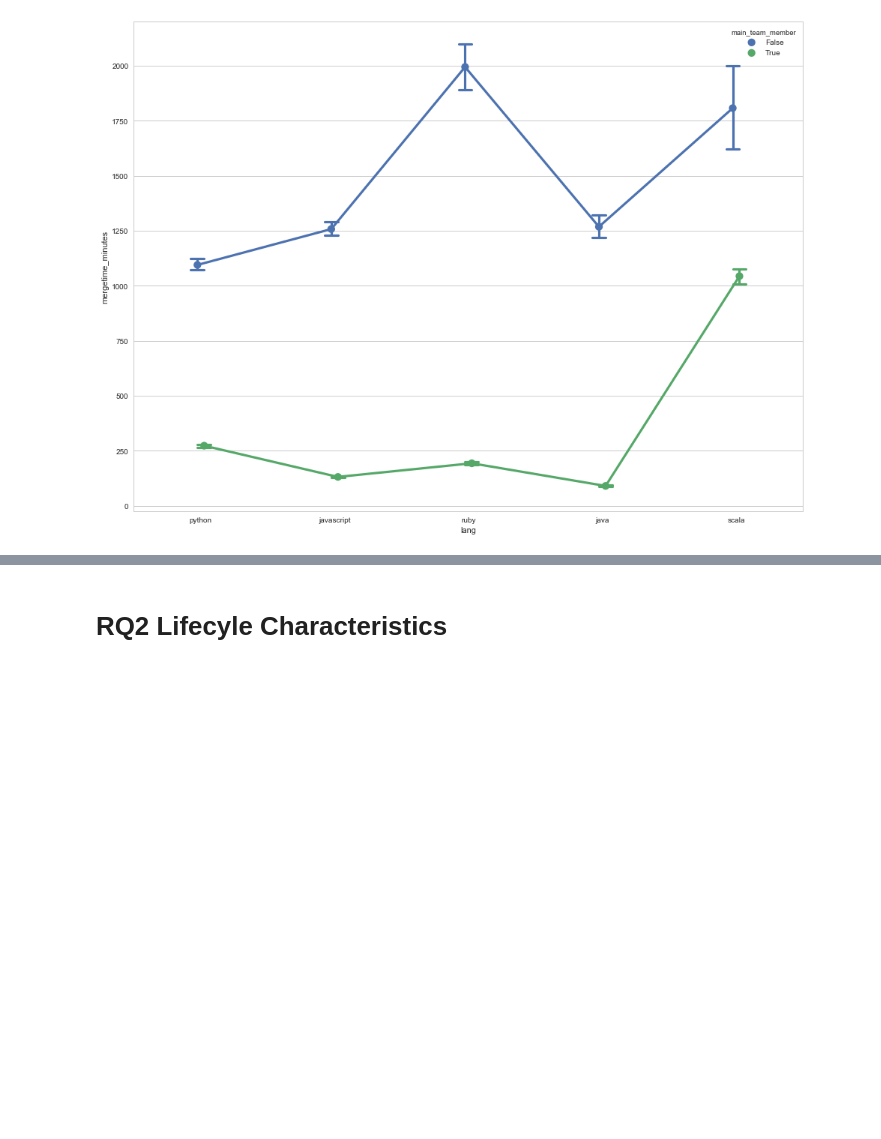
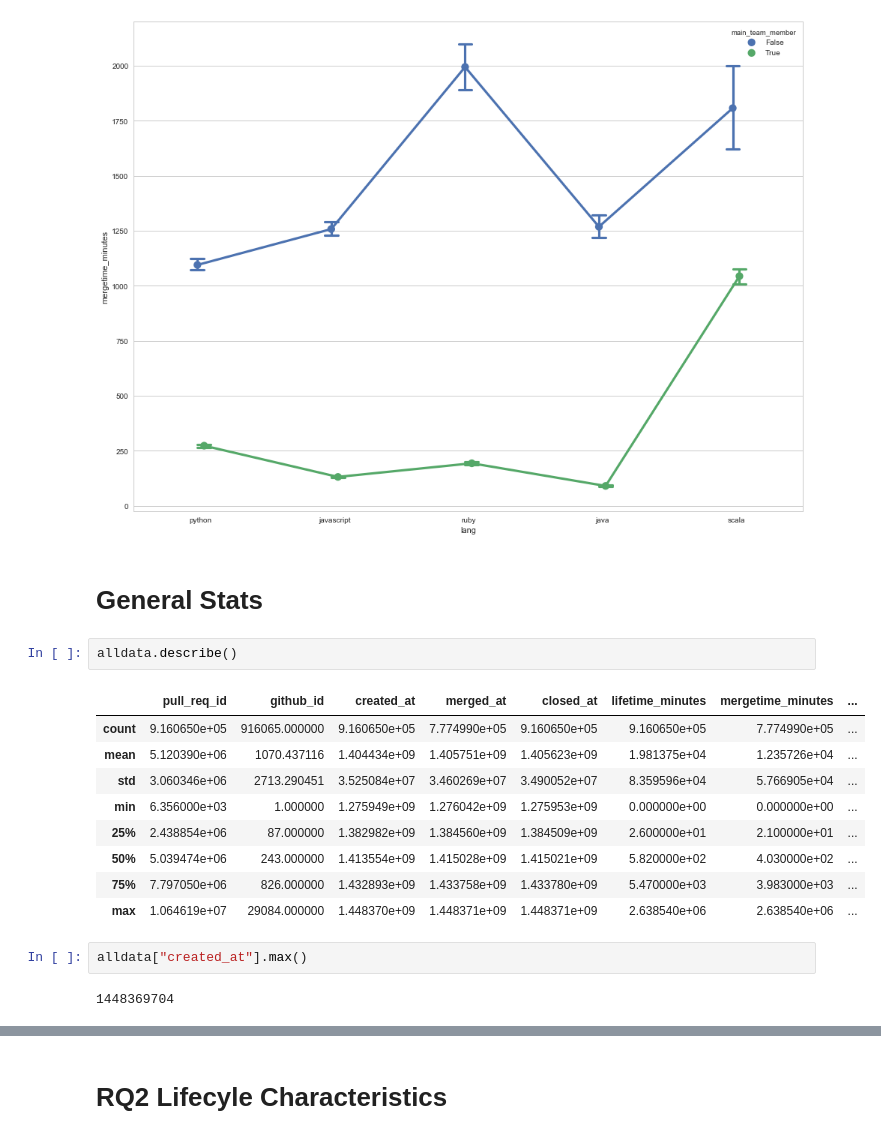
Before and after one commit to jjhartmann/pullreqs, a Jupyter notebook: AnalysisPandasNewData.ipynb, the cells around one changed output, grey strips where cells are left out. Drawn from its saved outputs; the diff is of its cells as text; blank space fills up the shorter version.

```diff
--- a/AnalysisPandasNewData.ipynb
+++ b/AnalysisPandasNewData.ipynb
@@ -51,3 +56,21 @@ ax = sns.pointplot(x="lang", y="mergetime_minutes", hue="main_team_member",# col
                    data=alldata, dodge=True, estimator=np.median, capsize=.1)
 # %% [output]
 [figure]
+# %% [markdown]
+# General Stats
+# %%
+alldata.describe()
+# %% [output]
+|  | pull_req_id | github_id | created_at | merged_at | closed_at | lifetime_minutes | mergetime_minutes | ... |
+| count | 9.160650e+05 | 916065.000000 | 9.160650e+05 | 7.774990e+05 | 9.160650e+05 | 9.160650e+05 | 7.774990e+05 | ... |
+| mean | 5.120390e+06 | 1070.437116 | 1.404434e+09 | 1.405751e+09 | 1.405623e+09 | 1.981375e+04 | 1.235726e+04 | ... |
+| std | 3.060346e+06 | 2713.290451 | 3.525084e+07 | 3.460269e+07 | 3.490052e+07 | 8.359596e+04 | 5.766905e+04 | ... |
+| min | 6.356000e+03 | 1.000000 | 1.275949e+09 | 1.276042e+09 | 1.275953e+09 | 0.000000e+00 | 0.000000e+00 | ... |
+| 25% | 2.438854e+06 | 87.000000 | 1.382982e+09 | 1.384560e+09 | 1.384509e+09 | 2.600000e+01 | 2.100000e+01 | ... |
+| 50% | 5.039474e+06 | 243.000000 | 1.413554e+09 | 1.415028e+09 | 1.415021e+09 | 5.820000e+02 | 4.030000e+02 | ... |
+| 75% | 7.797050e+06 | 826.000000 | 1.432893e+09 | 1.433758e+09 | 1.433780e+09 | 5.470000e+03 | 3.983000e+03 | ... |
+| max | 1.064619e+07 | 29084.000000 | 1.448370e+09 | 1.448371e+09 | 1.448371e+09 | 2.638540e+06 | 2.638540e+06 | ... |
+# %%
+alldata["created_at"].max()
+# %% [output]
+1448369704
```
Also changed, not shown: parts of 6 cells of this notebook, 15 other files.
